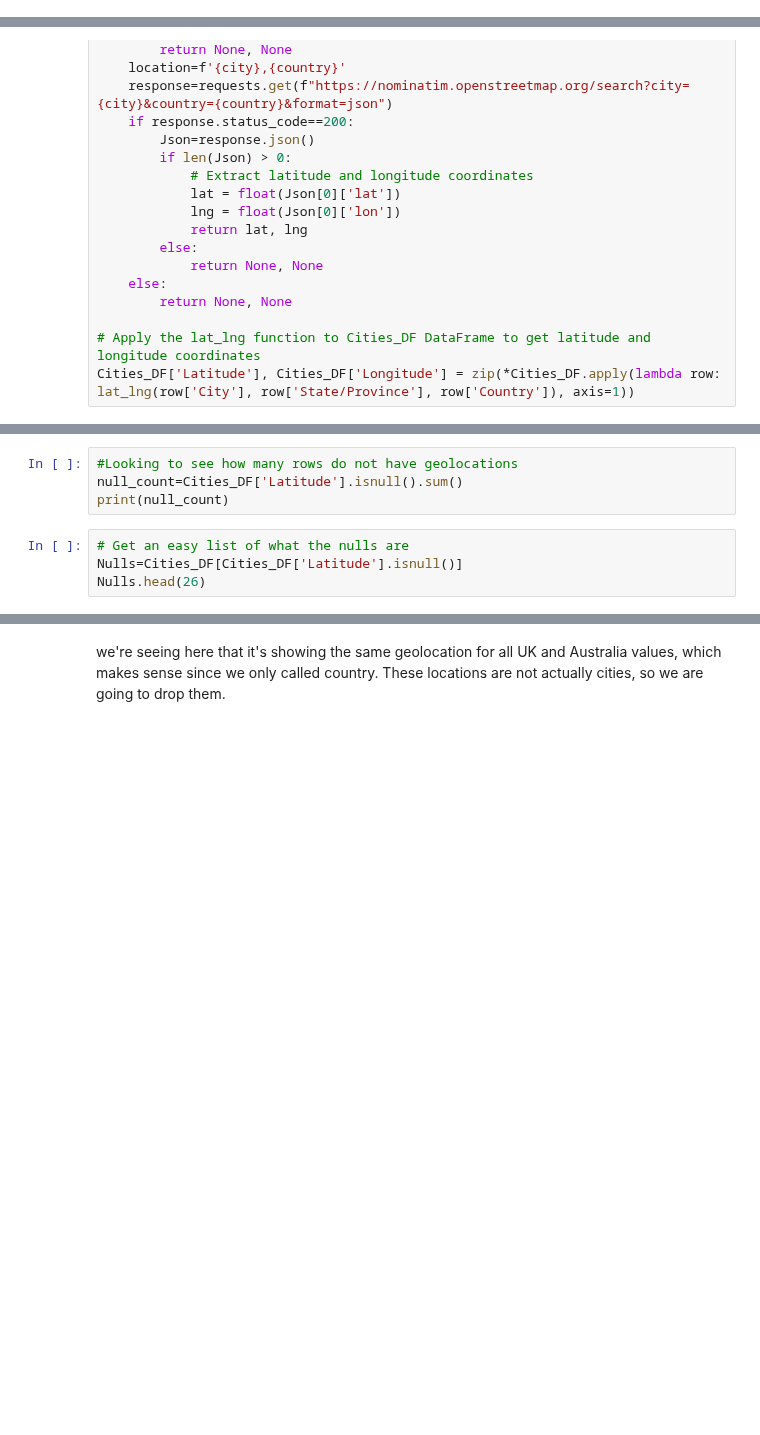
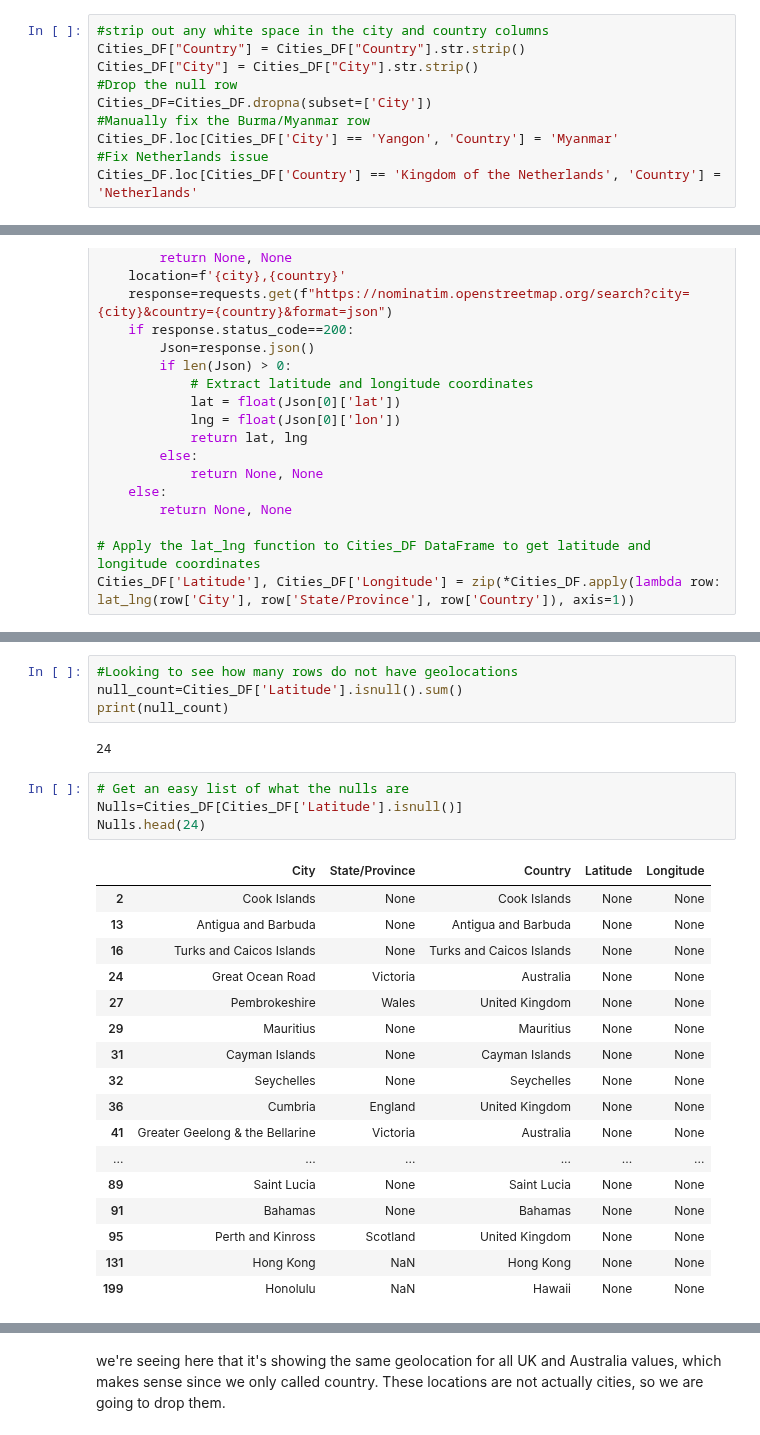
Before and after one commit to mugsiemx/honeymoon-dashboard, a Jupyter notebook: API_Calls/Localities.ipynb, the cells around one changed output, grey strips where cells are left out. Cells and saved outputs as stored; diff of their text form; blank space fills up the shorter version.

```diff
--- a/API_Calls/Localities.ipynb
+++ b/API_Calls/Localities.ipynb
@@ -293,3 +299,13 @@ Cities_DF.head(30)
+# %%
+#strip out any white space in the city and country columns
+Cities_DF["Country"] = Cities_DF["Country"].str.strip()
+Cities_DF["City"] = Cities_DF["City"].str.strip()
+#Drop the null row
+Cities_DF=Cities_DF.dropna(subset=['City'])
+#Manually fix the Burma/Myanmar row
+Cities_DF.loc[Cities_DF['City'] == 'Yangon', 'Country'] = 'Myanmar'
+#Fix Netherlands issue
+Cities_DF.loc[Cities_DF['Country'] == 'Kingdom of the Netherlands', 'Country'] = 'Netherlands'
 # %%
 #Define a function to use on the rows of the DataFrame
 def lat_lng(city, state, country):
@@ -320,9 +348,29 @@ Cities_DF.head(10)
 #Looking to see how many rows do not have geolocations
 null_count=Cities_DF['Latitude'].isnull().sum()
 print(null_count)
+# %% [output]
+24
 # %%
 # Get an easy list of what the nulls are
 Nulls=Cities_DF[Cities_DF['Latitude'].isnull()]
-Nulls.head(26)
+Nulls.head(24)
+# %% [output]
+|  | City | State/Province | Country | Latitude | Longitude |
+| 2 | Cook Islands | None | Cook Islands | None | None |
+| 13 | Antigua and Barbuda | None | Antigua and Barbuda | None | None |
+| 16 | Turks and Caicos Islands | None | Turks and Caicos Islands | None | None |
+| 24 | Great Ocean Road | Victoria | Australia | None | None |
+| 27 | Pembrokeshire | Wales | United Kingdom | None | None |
+| 29 | Mauritius | None | Mauritius | None | None |
+| 31 | Cayman Islands | None | Cayman Islands | None | None |
+| 32 | Seychelles | None | Seychelles | None | None |
+| 36 | Cumbria | England | United Kingdom | None | None |
+| 41 | Greater Geelong & the Bellarine | Victoria | Australia | None | None |
+| ... | ... | ... | ... | ... | ... |
+| 89 | Saint Lucia | None | Saint Lucia | None | None |
+| 91 | Bahamas | None | Bahamas | None | None |
+| 95 | Perth and Kinross | Scotland | United Kingdom | None | None |
+| 131 | Hong Kong | NaN | Hong Kong | None | None |
+| 199 | Honolulu | NaN | Hawaii | None | None |
 # %% [markdown]
 Sort of. It still didn't give us coordinates for islands and places like "Great Ocean Road", which is a feature and not
```
Also changed, not shown: parts of 18 cells of this notebook, 2 other files.
